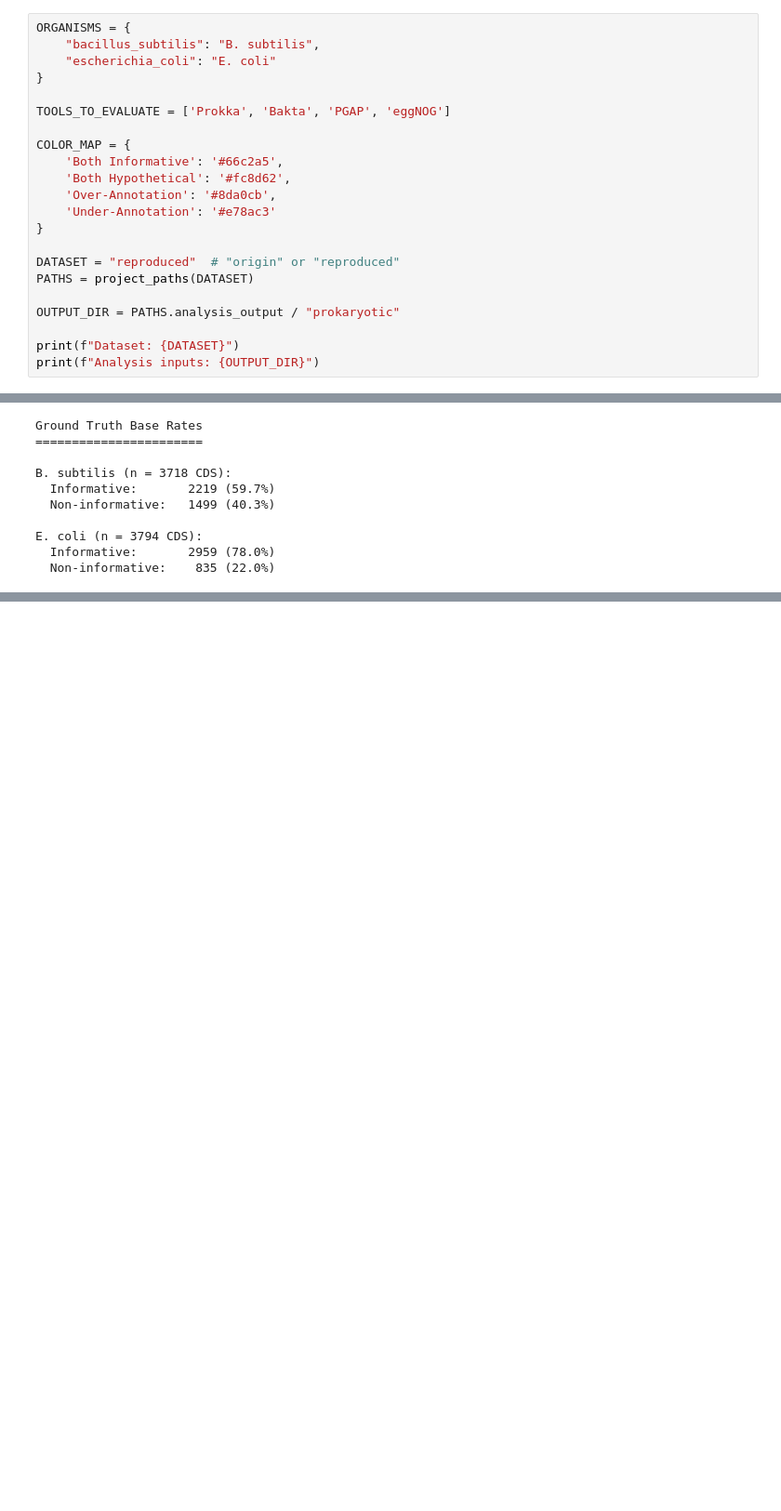
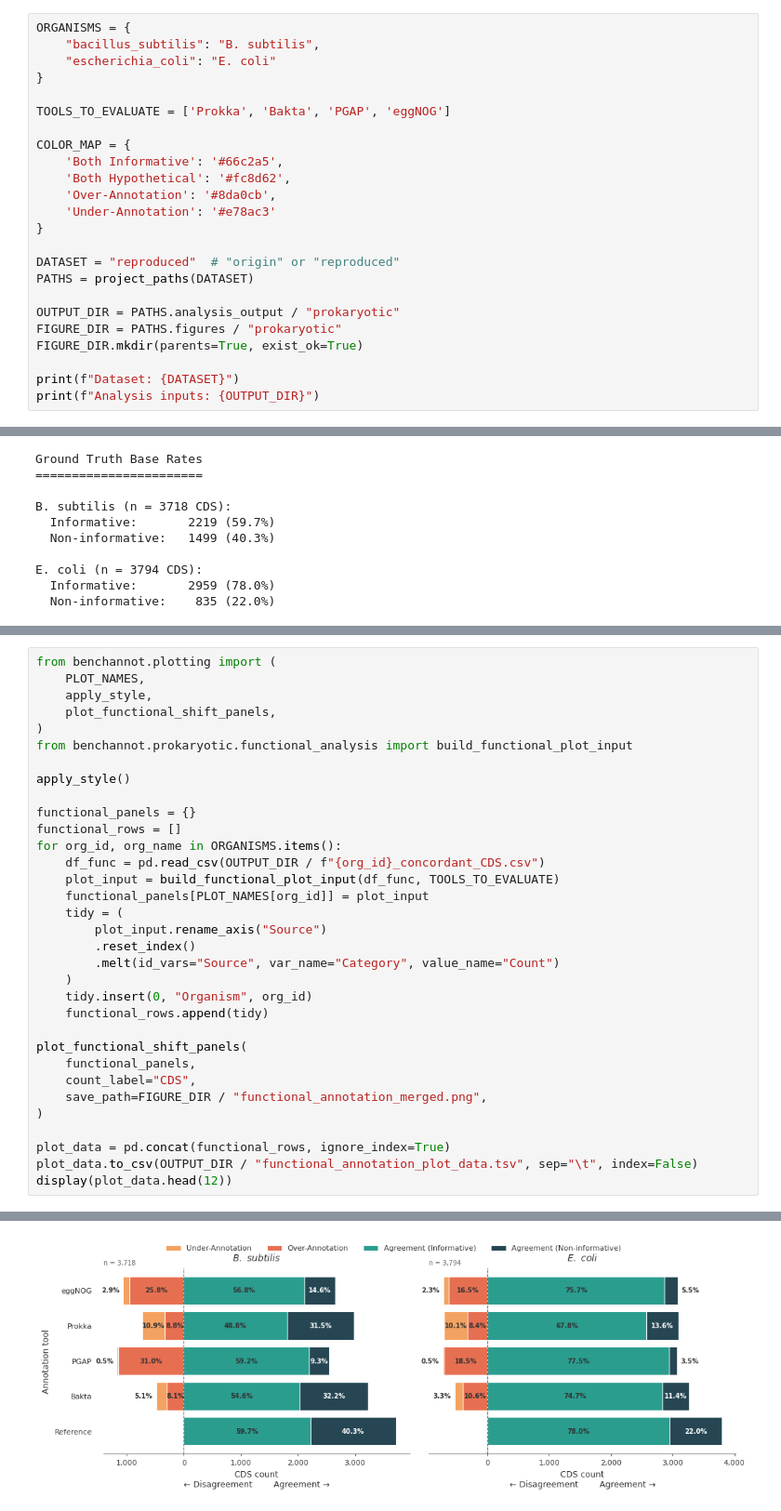
Before and after one commit to MeryMardegan/BenchAnnot, a Jupyter notebook: analysis_benchannot/2_run/notebooks/prokaryotic/2_functional_analysis.ipynb, the cells around one changed output, grey strips where cells are left out. Shown at 93% size. Saved outputs shown, nothing was run; the diff lists cells and outputs as text; blank space fills up the shorter version.

```diff
--- a/analysis_benchannot/2_run/notebooks/prokaryotic/2_functional_analysis.ipynb
+++ b/analysis_benchannot/2_run/notebooks/prokaryotic/2_functional_analysis.ipynb
@@ -27,6 +27,8 @@ DATASET = "reproduced"  # "origin" or "reproduced"
 PATHS = project_paths(DATASET)
 
 OUTPUT_DIR = PATHS.analysis_output / "prokaryotic"
+FIGURE_DIR = PATHS.figures / "prokaryotic"
+FIGURE_DIR.mkdir(parents=True, exist_ok=True)
 
 print(f"Dataset: {DATASET}")
 print(f"Analysis inputs: {OUTPUT_DIR}")
@@ -180,0 +80,34 @@ for org_id, org_name in ORGANISMS.items():
+# %%
+from benchannot.plotting import (
+    PLOT_NAMES,
+    apply_style,
+    plot_functional_shift_panels,
+)
+from benchannot.prokaryotic.functional_analysis import build_functional_plot_input
+
+apply_style()
+
+functional_panels = {}
+functional_rows = []
+for org_id, org_name in ORGANISMS.items():
+    df_func = pd.read_csv(OUTPUT_DIR / f"{org_id}_concordant_CDS.csv")
+    plot_input = build_functional_plot_input(df_func, TOOLS_TO_EVALUATE)
+    functional_panels[PLOT_NAMES[org_id]] = plot_input
+    tidy = (
+        plot_input.rename_axis("Source")
+        .reset_index()
+        .melt(id_vars="Source", var_name="Category", value_name="Count")
+    )
+    tidy.insert(0, "Organism", org_id)
+    functional_rows.append(tidy)
+
+plot_functional_shift_panels(
+    functional_panels,
+    count_label="CDS",
+    save_path=FIGURE_DIR / "functional_annotation_merged.png",
+)
+
+plot_data = pd.concat(functional_rows, ignore_index=True)
+plot_data.to_csv(OUTPUT_DIR / "functional_annotation_plot_data.tsv", sep="\t", index=False)
+display(plot_data.head(12))
+# %% [output]
@@ -180,0 +115 @@ for org_id, org_name in ORGANISMS.items():
+[figure, added]
```
Also changed, not shown: parts of 3 cells of this notebook, 5 other files.
